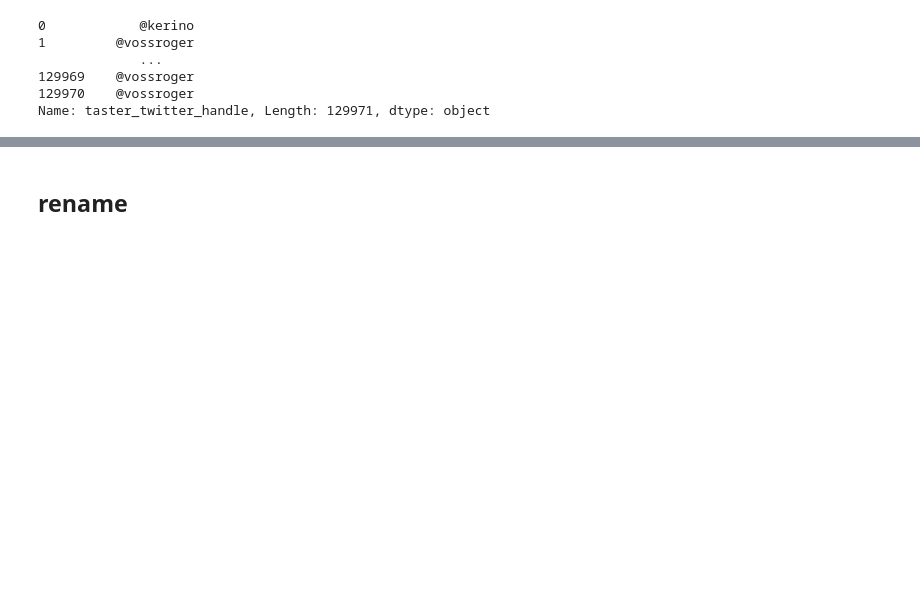
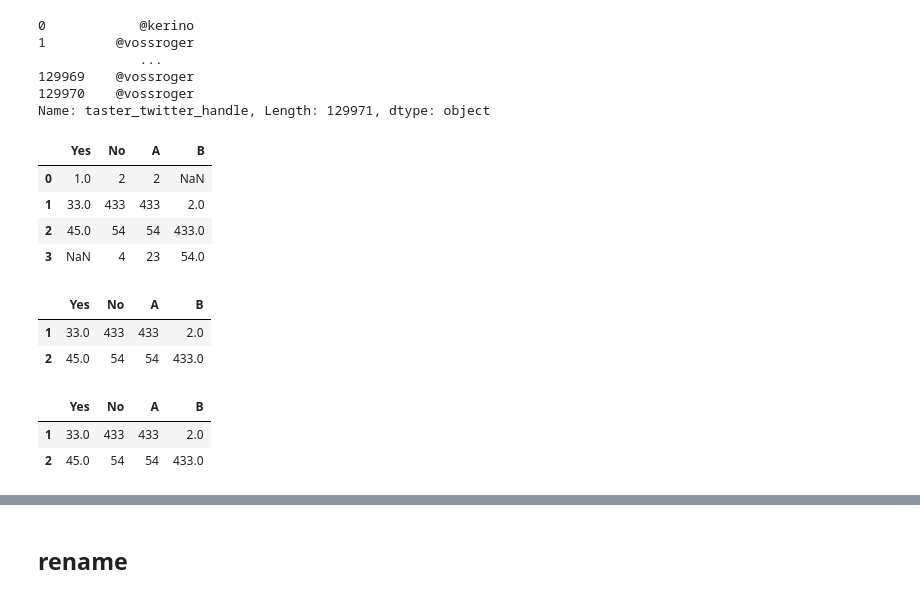
Before and after one commit to dddiiirrr3/ml, a Jupyter notebook: pandas/pandas.ipynb, the cells around one changed output, grey strips where cells are left out. Cells and saved outputs as stored; diff of their text form; code cells hidden in the pictures; blank space fills up the shorter version.

```diff
--- a/pandas/pandas.ipynb
+++ b/pandas/pandas.ipynb
@@ -587,3 +587,27 @@ reviews.taster_twitter_handle.replace('@kerinokeefe', '@kerino')
 129969    @vossroger
 129970    @vossroger
 Name: taster_twitter_handle, Length: 129971, dtype: object
+# %%
+df = pd.DataFrame({'Yes': [1, 33, 45, np.nan],
+                   'No': [2, 433, 54, 4],
+                   'A': [2, 433, 54, 23],
+                   'B': [np.nan, 2, 433, 54]})
+df
+# %% [output]
+|  | Yes | No | A | B |
+| 0 | 1.0 | 2 | 2 | NaN |
+| 1 | 33.0 | 433 | 433 | 2.0 |
+| 2 | 45.0 | 54 | 54 | 433.0 |
+| 3 | NaN | 4 | 23 | 54.0 |
+# %%
+df.dropna()
+# %% [output]
+|  | Yes | No | A | B |
+| 1 | 33.0 | 433 | 433 | 2.0 |
+| 2 | 45.0 | 54 | 54 | 433.0 |
+# %%
+df.dropna(axis=0)
+# %% [output]
+|  | Yes | No | A | B |
+| 1 | 33.0 | 433 | 433 | 2.0 |
+| 2 | 45.0 | 54 | 54 | 433.0 |
```
Also changed, not shown: parts of 1 cell of this notebook, 1 other file.
